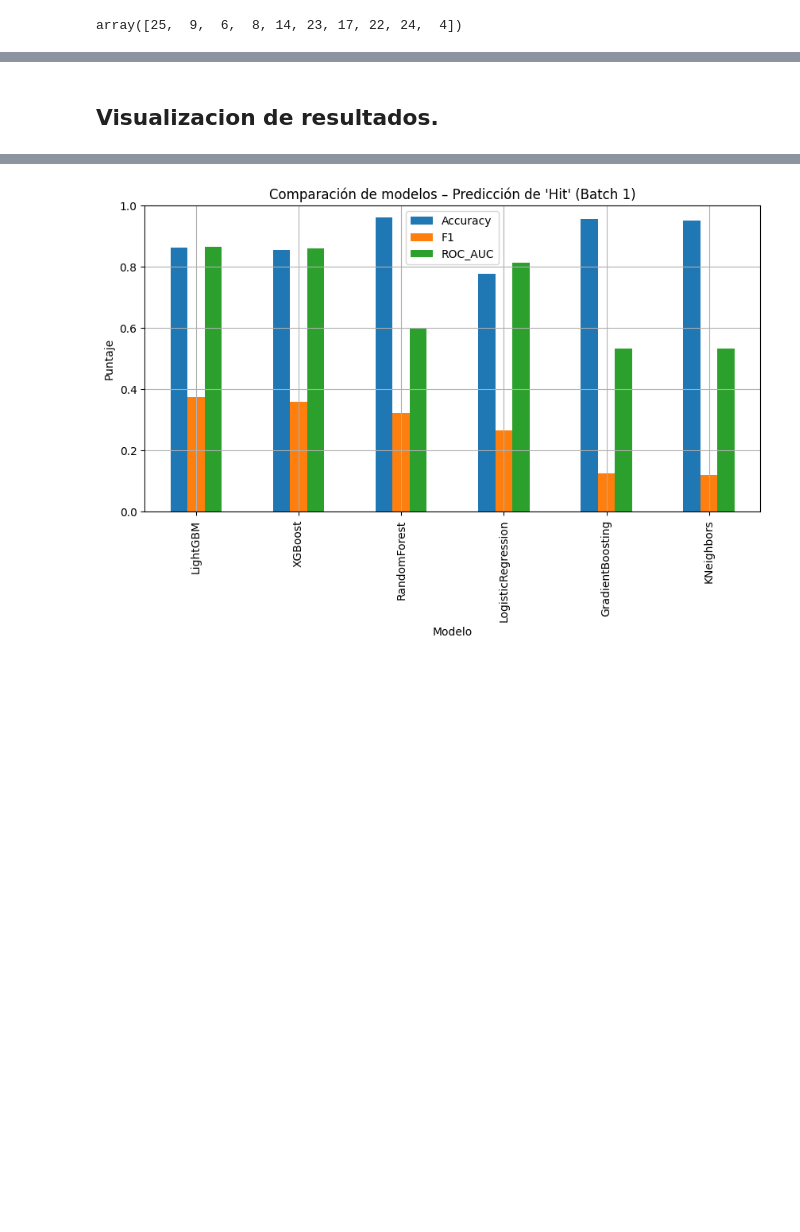
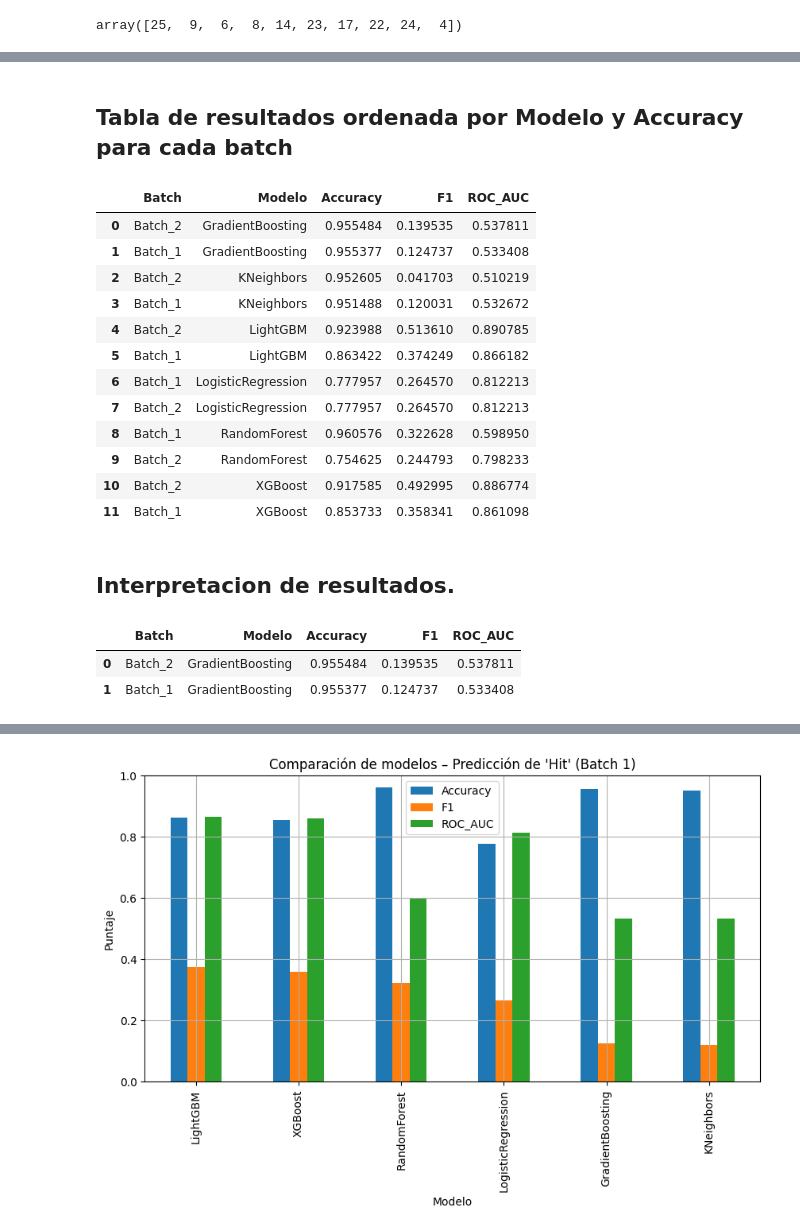
Before and after one commit to jmf-uniandes/pre-training, a Jupyter notebook: notebooks/03_preprocessing.ipynb, the cells around one changed output, grey strips where cells are left out. Cells and saved outputs as stored; diff of their text form; code cells hidden in the pictures; blank space fills up the shorter version.

```diff
--- a/notebooks/03_preprocessing.ipynb
+++ b/notebooks/03_preprocessing.ipynb
@@ -366,2 +338,26 @@ display(df_pivot)
+# %% [markdown]
+## Tabla de resultados ordenada por Modelo y Accuracy para cada batch
+# %%
+df_ordenado = (
+    df_resultados
+        .sort_values(by=["Modelo", "Accuracy"], ascending=[True, False])
+        .reset_index(drop=True)
+)
+
+display(df_ordenado)
+# %% [output]
+|  | Batch | Modelo | Accuracy | F1 | ROC_AUC |
+| 0 | Batch_2 | GradientBoosting | 0.955484 | 0.139535 | 0.537811 |
+| 1 | Batch_1 | GradientBoosting | 0.955377 | 0.124737 | 0.533408 |
+| 2 | Batch_2 | KNeighbors | 0.952605 | 0.041703 | 0.510219 |
+| 3 | Batch_1 | KNeighbors | 0.951488 | 0.120031 | 0.532672 |
+| 4 | Batch_2 | LightGBM | 0.923988 | 0.513610 | 0.890785 |
+| 5 | Batch_1 | LightGBM | 0.863422 | 0.374249 | 0.866182 |
+| 6 | Batch_1 | LogisticRegression | 0.777957 | 0.264570 | 0.812213 |
+| 7 | Batch_2 | LogisticRegression | 0.777957 | 0.264570 | 0.812213 |
+| 8 | Batch_1 | RandomForest | 0.960576 | 0.322628 | 0.598950 |
+| 9 | Batch_2 | RandomForest | 0.754625 | 0.244793 | 0.798233 |
+| 10 | Batch_2 | XGBoost | 0.917585 | 0.492995 | 0.886774 |
+| 11 | Batch_1 | XGBoost | 0.853733 | 0.358341 | 0.861098 |
 # %% [markdown]
-## Visualizacion de resultados.
+## Interpretacion de resultados.
@@ -374,0 +364,11 @@ display(df_pivot)
+# %%
+display(
+    df_resultados
+        .query("Modelo == 'GradientBoosting'")
+        .sort_values(by="Accuracy", ascending=False)
+        .reset_index(drop=True)
+)
+# %% [output]
+|  | Batch | Modelo | Accuracy | F1 | ROC_AUC |
+| 0 | Batch_2 | GradientBoosting | 0.955484 | 0.139535 | 0.537811 |
+| 1 | Batch_1 | GradientBoosting | 0.955377 | 0.124737 | 0.533408 |
```
Also changed, not shown: parts of 32 cells of this notebook, 9 other files.
